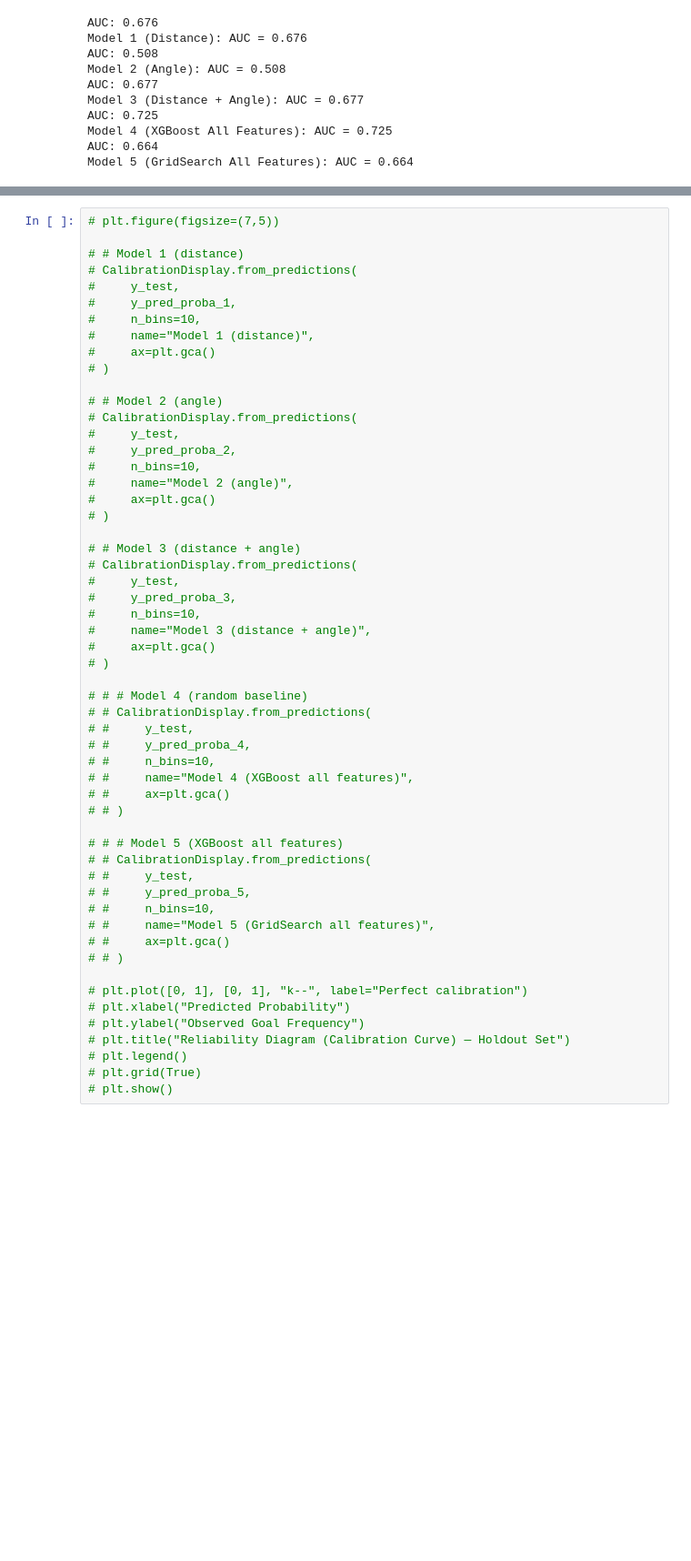
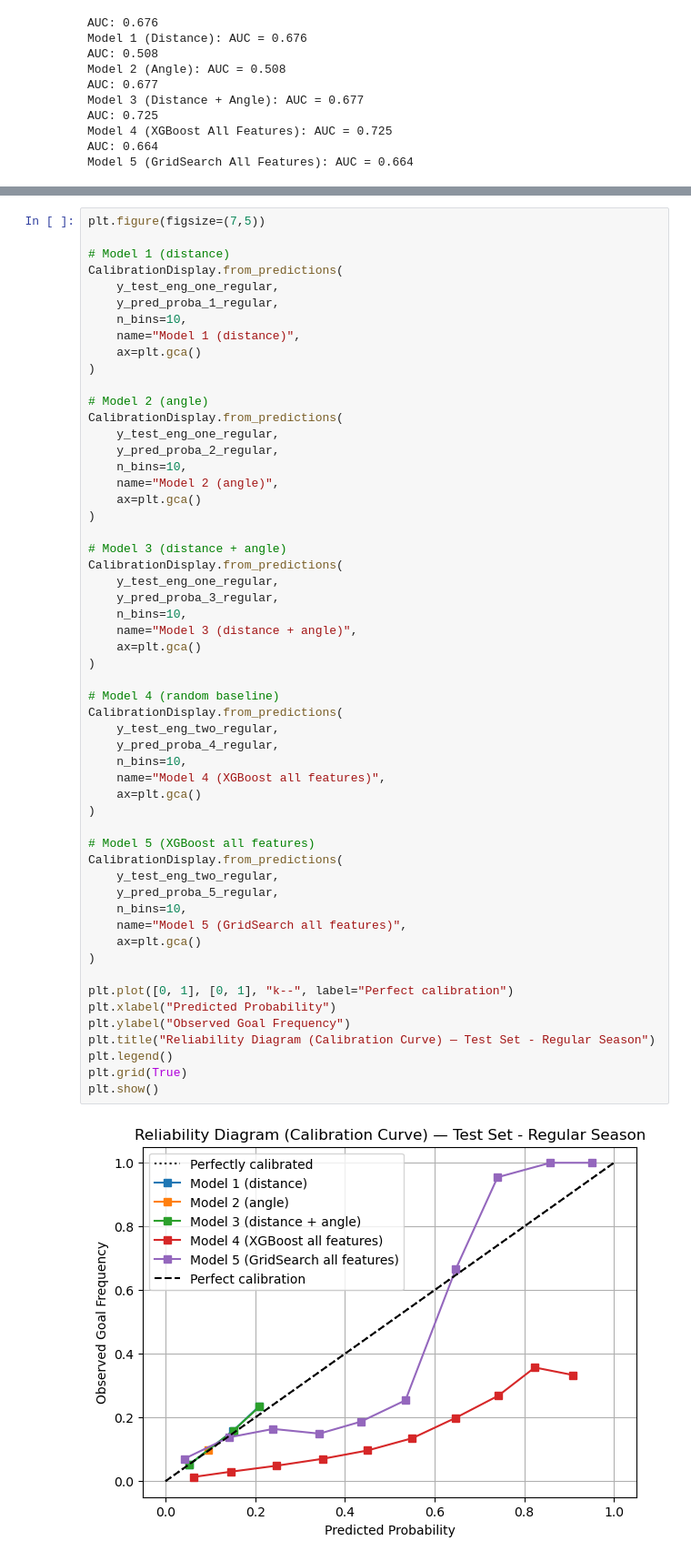
Before and after one commit to d1amondb0t/ift-6758-m1, a Jupyter notebook: notebooks/tests.ipynb, the cells around one changed output, grey strips where cells are left out. Shown at 91% size. Cells and saved outputs as stored; diff of their text form; blank space fills up the shorter version.

Commit message:
reliability curve

```diff
--- a/notebooks/tests.ipynb
+++ b/notebooks/tests.ipynb
@@ -350,57 +350,59 @@ plot_cummulative(curves_playoff, 'playoff')
 [figure]
 [figure]
 # %%
-# plt.figure(figsize=(7,5))
+plt.figure(figsize=(7,5))
 
-# # Model 1 (distance)
-# CalibrationDisplay.from_predictions(
-#     y_test,
-#     y_pred_proba_1,
-#     n_bins=10,
-#     name="Model 1 (distance)",
-#     ax=plt.gca()
-# )
+# Model 1 (distance)
+CalibrationDisplay.from_predictions(
+    y_test_eng_one_regular,
+    y_pred_proba_1_regular,
+    n_bins=10,
+    name="Model 1 (distance)",
+    ax=plt.gca()
+)
 
-# # Model 2 (angle)
-# CalibrationDisplay.from_predictions(
-#     y_test,
-#     y_pred_proba_2,
-#     n_bins=10,
-#     name="Model 2 (angle)",
-#     ax=plt.gca()
-# )
+# Model 2 (angle)
+CalibrationDisplay.from_predictions(
+    y_test_eng_one_regular,
+    y_pred_proba_2_regular,
+    n_bins=10,
+    name="Model 2 (angle)",
+    ax=plt.gca()
+)
 
-# # Model 3 (distance + angle)
-# CalibrationDisplay.from_predictions(
-#     y_test,
-#     y_pred_proba_3,
-#     n_bins=10,
-#     name="Model 3 (distance + angle)",
-#     ax=plt.gca()
-# )
+# Model 3 (distance + angle)
+CalibrationDisplay.from_predictions(
+    y_test_eng_one_regular,
+    y_pred_proba_3_regular,
+    n_bins=10,
+    name="Model 3 (distance + angle)",
+    ax=plt.gca()
+)
 
-# # # Model 4 (random baseline)
-# # CalibrationDisplay.from_predictions(
-# #     y_test,
-# #     y_pred_proba_4,
-# #     n_bins=10,
-# #     name="Model 4 (XGBoost all features)",
-# #     ax=plt.gca()
-# # )
+# Model 4 (random baseline)
+CalibrationDisplay.from_predictions(
+    y_test_eng_two_regular,
+    y_pred_proba_4_regular,
+    n_bins=10,
+    name="Model 4 (XGBoost all features)",
+    ax=plt.gca()
+)
 
-# # # Model 5 (XGBoost all features)
-# # CalibrationDisplay.from_predictions(
-# #     y_test,
-# #     y_pred_proba_5,
-# #     n_bins=10,
-# #     name="Model 5 (GridSearch all features)",
-# #     ax=plt.gca()
-# # )
+# Model 5 (XGBoost all features)
+CalibrationDisplay.from_predictions(
+    y_test_eng_two_regular,
+    y_pred_proba_5_regular,
+    n_bins=10,
+    name="Model 5 (GridSearch all features)",
+    ax=plt.gca()
+)
 
-# plt.plot([0, 1], [0, 1], "k--", label="Perfect calibration")
-# plt.xlabel("Predicted Probability")
-# plt.ylabel("Observed Goal Frequency")
-# plt.title("Reliability Diagram (Calibration Curve) — Holdout Set")
-# plt.legend()
-# plt.grid(True)
-# plt.show()
+plt.plot([0, 1], [0, 1], "k--", label="Perfect calibration")
+plt.xlabel("Predicted Probability")
+plt.ylabel("Observed Goal Frequency")
+plt.title("Reliability Diagram (Calibration Curve) — Test Set - Regular Season")
+plt.legend()
+plt.grid(True)
+plt.show()
+# %% [output]
+[figure, added]
```
Also changed, not shown: parts of 1 cell of this notebook.
